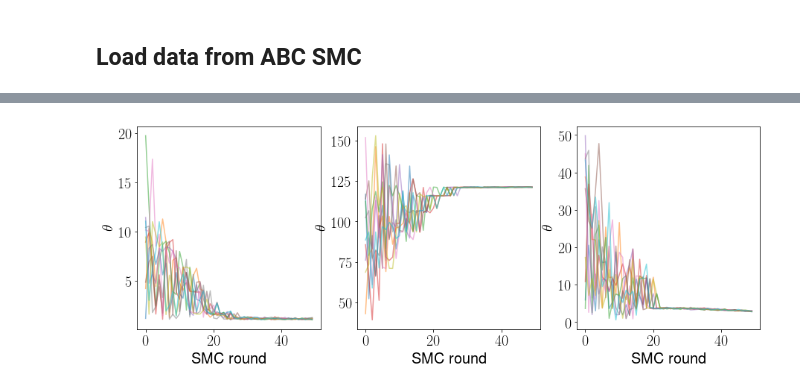
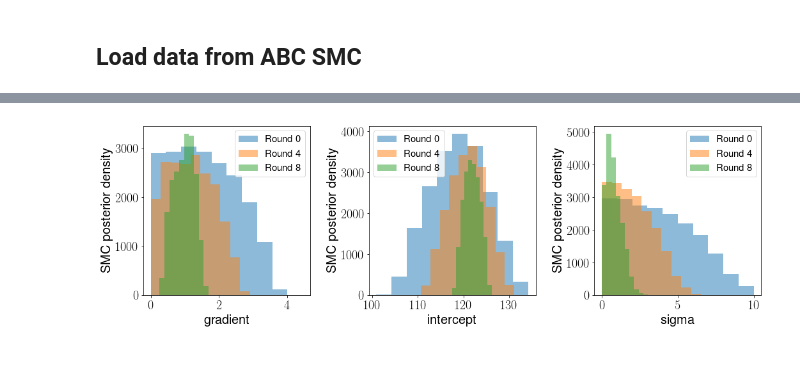
Before and after one commit to jaryaman/ML_demos, a Jupyter notebook: Notebooks/ABC_SMC/Linear_regression/ground_truth_and_analysis.ipynb, the cells around one changed output, grey strips where cells are left out. Cells and saved outputs as stored; diff of their text form; code cells hidden in the pictures; blank space fills up the shorter version.

```diff
--- a/Notebooks/ABC_SMC/Linear_regression/ground_truth_and_analysis.ipynb
+++ b/Notebooks/ABC_SMC/Linear_regression/ground_truth_and_analysis.ipynb
@@ -121,3 +135,4 @@ plt.tight_layout()
 gradients_smc = np.loadtxt('particle_0.csv', delimiter=',')
 intercepts_smc = np.loadtxt('particle_1.csv', delimiter=',')
 sigmas_smc = np.loadtxt('particle_2.csv', delimiter=',')
+theta_smc = [gradients_smc, intercepts_smc, sigmas_smc]
@@ -158,18 +166,14 @@ plt.tight_layout()
-# %%
-nrounds = gradients_smc.shape[-1]
-fig, axs = sty.plot(ncols=3)
-
-ax = axs[0]
-for i in np.random.choice(10, size=10, replace=False):
-    ax.plot(np.arange(nrounds), gradients_smc[i,:],'-', alpha=0.5)
-ax = axs[1]
-for i in np.random.choice(10, size=10, replace=False):
-    ax.plot(np.arange(nrounds), intercepts_smc[i,:],'-', alpha=0.5)
-ax = axs[2]
-for i in np.random.choice(10, size=10, replace=False):
-    ax.plot(np.arange(nrounds), sigmas_smc[i,:],'-', alpha=0.5)
-for ax in axs:
-    ax.set_xlabel('SMC round')
-    ax.set_ylabel(r'$\theta$')
-# %% [output]
-[figure, removed]
+# %%
+theta_names = ['gradient', 'intercept', 'sigma']
+# %%
+fig, axs = sty.plot(ncols=3)
+
+for i, ax in enumerate(axs):
+    for j in [0,4,8]:
+        ax.hist(theta_smc[i][:,j], alpha=0.5, label=f'Round {j}')
+    ax.legend()
+    ax.set_xlabel(theta_names[i])
+    ax.set_ylabel('SMC posterior density')
+plt.tight_layout()
+# %% [output]
+[figure, added]
```
Also changed, not shown: parts of 16 cells of this notebook, 6 other files.
